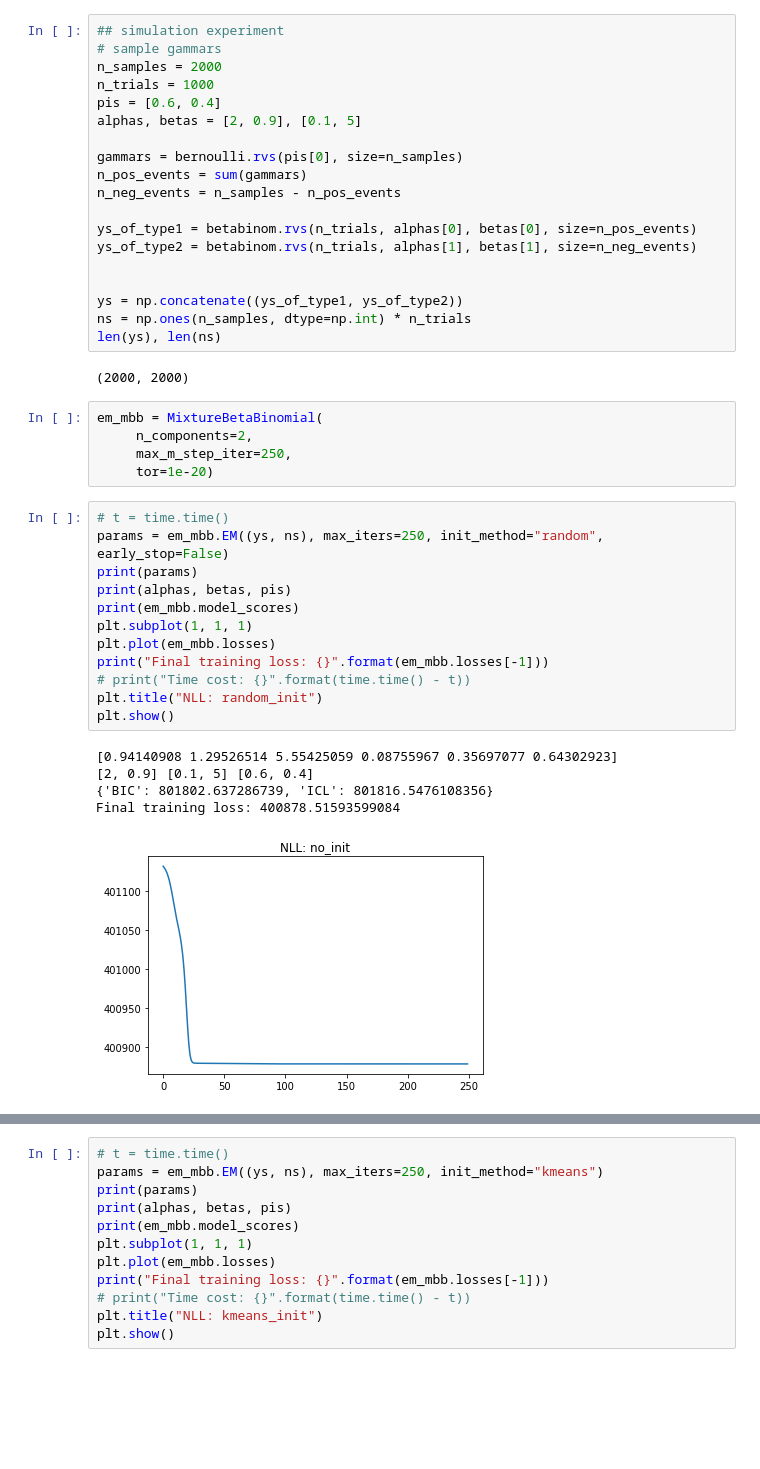
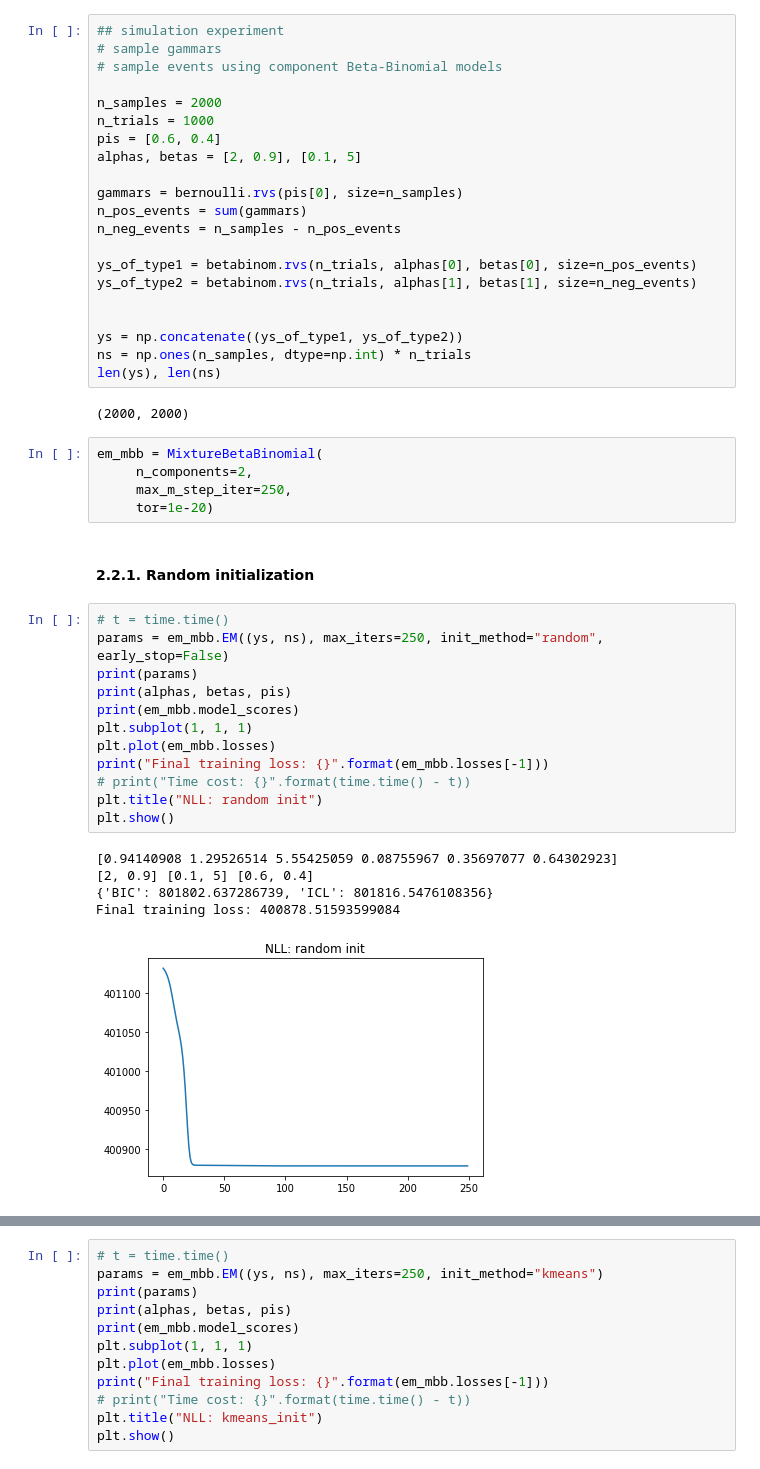
Before and after one commit to StatBiomed/BBMix, a Jupyter notebook: examples/MixtureOfBetaBin_example.ipynb, the cells around one changed output, grey strips where cells are left out. Saved outputs shown, nothing was run; the diff lists cells and outputs as text; blank space fills up the shorter version.

Commit message:
A stabler version of mixture binomial initialization & update example

```diff
--- a/examples/MixtureOfBetaBin_example.ipynb
+++ b/examples/MixtureOfBetaBin_example.ipynb
@@ -147,6 +162,8 @@ Final training loss: 9546.312718428653
 # %%
 ## simulation experiment
 # sample gammars
+# sample events using component Beta-Binomial models
+
 n_samples = 2000
 n_trials = 1000
 pis = [0.6, 0.4]
@@ -170,21 +187,23 @@ em_mbb = MixtureBetaBinomial(
      n_components=2,
      max_m_step_iter=250,
      tor=1e-20)
+# %% [markdown]
+#### 2.2.1. Random initialization
 # %%
 # t = time.time()
 params = em_mbb.EM((ys, ns), max_iters=250, init_method="random", early_stop=False)
 print(params)
 print(alphas, betas, pis)
 print(em_mbb.model_scores)
 plt.subplot(1, 1, 1)
 plt.plot(em_mbb.losses)
 print("Final training loss: {}".format(em_mbb.losses[-1]))
 # print("Time cost: {}".format(time.time() - t))
-plt.title("NLL: random_init")
+plt.title("NLL: random init")
 plt.show()
 # %% [output]
 [0.94140908 1.29526514 5.55425059 0.08755967 0.35697077 0.64302923]
 [2, 0.9] [0.1, 5] [0.6, 0.4]
 {'BIC': 801802.637286739, 'ICL': 801816.5476108356}
 Final training loss: 400878.51593599084
-[figure, old version]
+[figure, new version]
```
Also changed, not shown: parts of 23 cells of this notebook, 1 other file.
